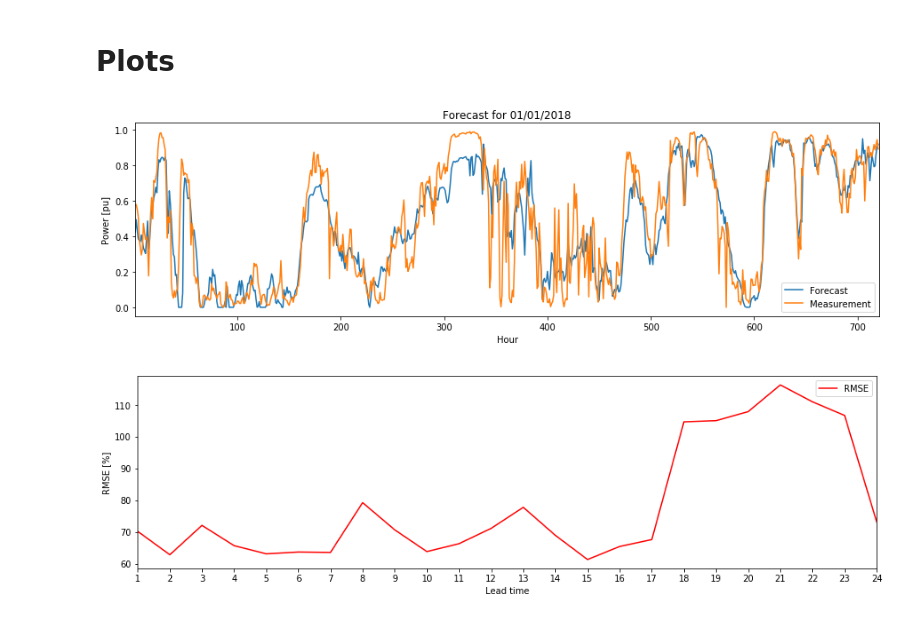
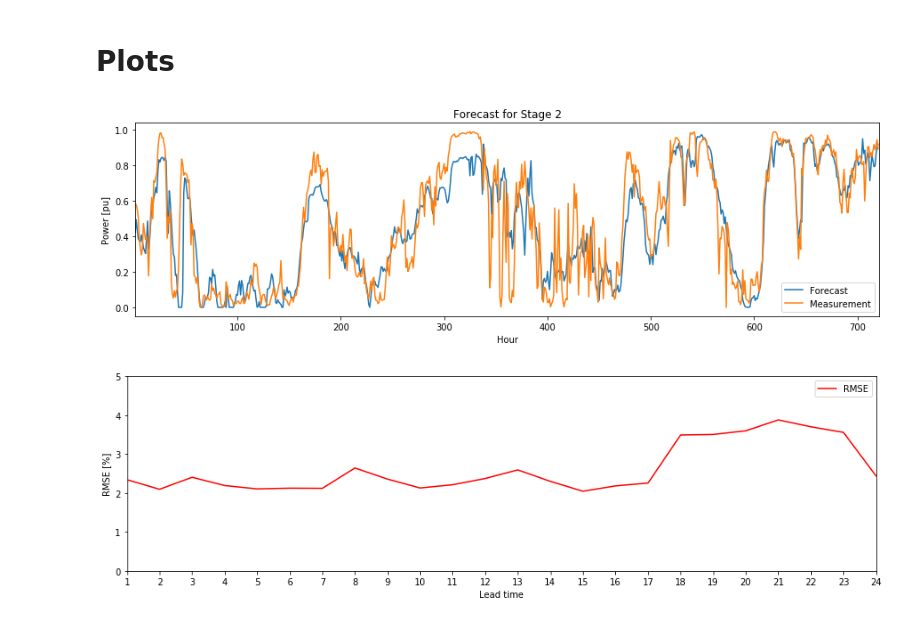
Before and after one commit to lucasblt/ren-elec-markets, a Jupyter notebook: assignment3/stage2/stage2.ipynb, the cells around one changed output. Drawn from its saved outputs; the diff is of its cells as text; code cells hidden in the pictures.

```diff
--- a/assignment3/stage2/stage2.ipynb
+++ b/assignment3/stage2/stage2.ipynb
@@ -107,32 +107,34 @@ ax.set_xlim(1,len(predictions)+1)
 #ax.set_xticks(range(1,(len(predictions)+1)));
 ax.set_ylabel('Power [pu]')
 ax.set_xlabel('Hour')
-ax.set_title('Forecast for 01/01/2018')
+ax.set_title('Forecast for Stage 2')
 ax.legend(['Forecast','Measurement']);
 plt.savefig('2.png', bbox_inches = 'tight')
 # %% [output]
-[figure, old version]
+[figure, new version]
 # %%
+days = (result.index[-1] - result.index[0]).days + 1
 rmse_h = result
 rmse_h['pred'] = predictions
 rmse_h['hour'] = rmse_h.index.hour
 rmse_h['hour'] = rmse_h['hour'].replace(0,24)
 rmse_h['sq-error'] = (rmse_h['POWER'] - rmse_h['pred'])**2
 rmse_h = rmse_h.groupby('hour').sum().drop(columns=['POWER','pred'])
-rmse_h['RMSE'] = 100*rmse_h['sq-error']**(1/2)
+rmse_h['RMSE'] = (100*rmse_h['sq-error']**(1/2))/days
 
 x = rmse_h.index
 y1 = rmse_h['RMSE'].values
 
 plt.figure(figsize=(15,4))
 plt.plot(x,y1, color='red')
 ax = plt.gca()
 ax.set_xlim(1,24)
+ax.set_ylim(0,5)
 ax.set_xticks(range(1,25));
 ax.set_ylabel('RMSE [%]')
 ax.set_xlabel('Lead time')
 #ax.set_title('Forecast for 01/01/2018')
 ax.legend(['RMSE']);
 plt.savefig('rmse_2.png', bbox_inches = 'tight')
 # %% [output]
-[figure, old version]
+[figure, new version]
```
Also changed, not shown: parts of 1 cell of this notebook, 17 other files.
